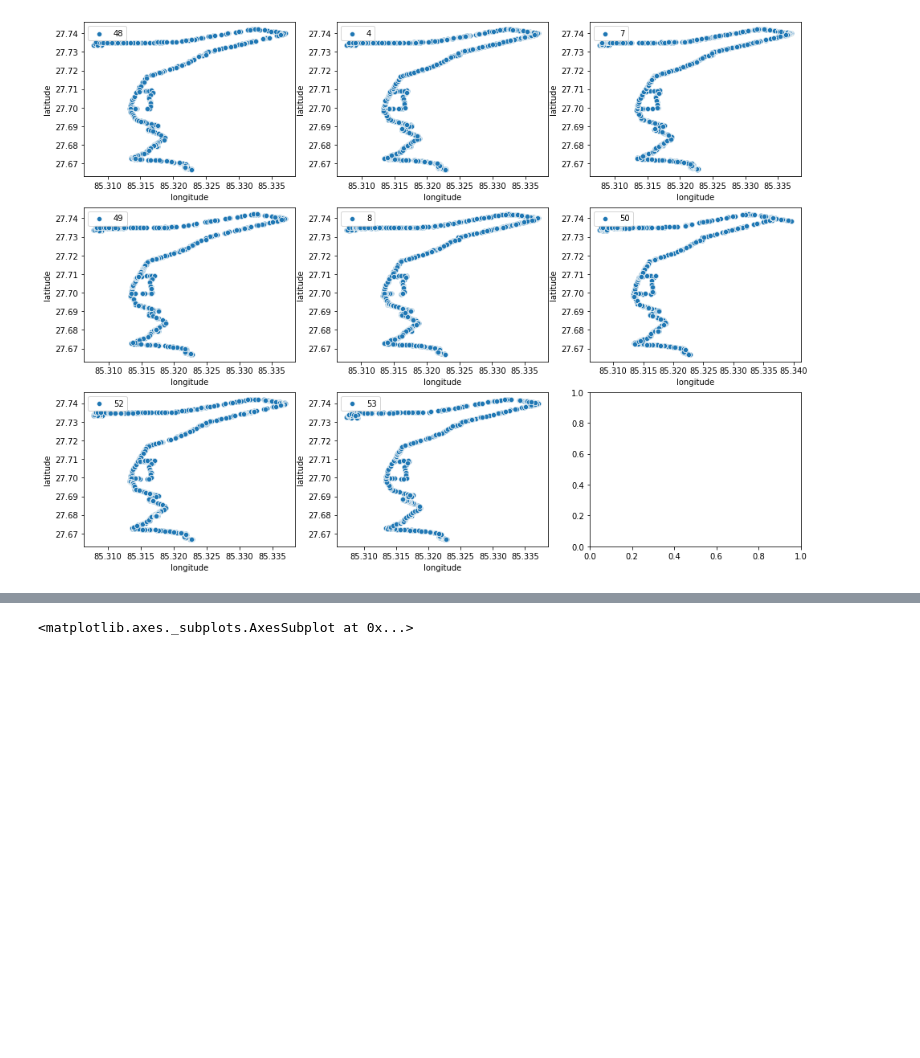
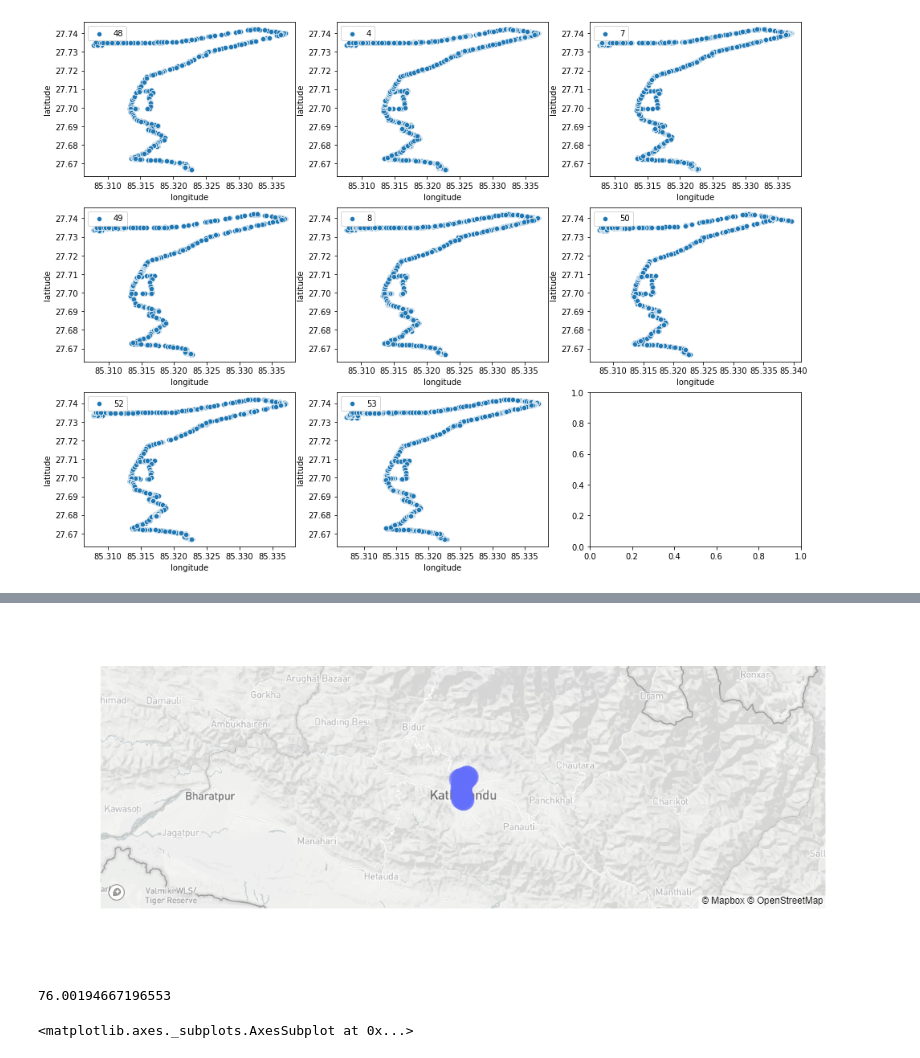
Before and after one commit to imsmritiii123/PBTanalysis, a Jupyter notebook: PBT.ipynb, the cells around one changed output, grey strips where cells are left out. Cells and saved outputs as stored; diff of their text form; code cells hidden in the pictures; blank space fills up the shorter version.

```diff
--- a/PBT.ipynb
+++ b/PBT.ipynb
@@ -253,7 +253,7 @@ def generate_tours(df, endpoint0, endpoint1):
     return dfs
 
 def generate_training_data(df_tmp):
-    df_tmp_bus_stops = df_tmp.iloc[1:-1]['distance']<50
+    df_tmp_bus_stops = df_tmp.iloc[1:-1]['distance']<100
     df_tmp_bus_stops = df_tmp_bus_stops.values
     df_tmp_bus_stops = np.concatenate(([True], df_tmp_bus_stops, [True]))
     df_tmp = df_tmp[df_tmp_bus_stops]
@@ -280,3 +280,17 @@ def generate_training_data(df_tmp):
     df['Time_Seconds'] = (df['End'] - df['Start']).dt.seconds
 
     return df
+
+def route_final(route, df):
+    if route=='lagankhel-nayabuspark' or route=='nayabuspark-lagankhel' or route=='Lagankhel-NayaBusPark' or route=='Lagankhel-Buspark':
+        stations_in_route = parse_kml('./Bus Routes/Lagankhel-NayaBusPark.kml', getStops=True, drop_duplicates=True, maxDistance=50)
+        df = nearest_stations(df, stations_in_route, drop_duplicates=False)
+        df.drop_duplicates(subset='last_update', inplace=True)
+        stations_in_route.reset_index(inplace=True)
+        stations_in_route = stations_in_route.append({'name': 'Lainchaur Bus Stop', 'latitude': 27.716467, 'longitude': 85.315898, 'distance':0 }, ignore_index=True)
+        stations_in_route = stations_in_route.append({'name': 'Panipokhari Bus Stop', 'latitude': 27.728172, 'longitude': 85.324627,'distance':0 }, ignore_index=True)
+        stations_in_route= stations_in_route.iloc[[0, 1, 4, 5, 6, 8, 9, 10, 12, -2, 13, -1, 15, 17,18,21,23,24,25]]
+        a = [bus + ' Bus Stop' for bus in buses.loc[87]['route_full'].split('-')]
+        a.insert(-3,'Chauki (Basundhara) Bus Stop')
+        stations_in_route['name'] = a
+        return stations_in_route
@@ -323,6 +311,7 @@ engine = create_engine(connection_string)
 results = engine.execute('SELECT * from buses')
 buses = pd.DataFrame(results.fetchall())
 buses.columns = results.keys()
+buses.set_index('bus_id', inplace=True)
 # %%
 BUS_ID = 95
 #bus = buses[buses['bus_id']==BUS_ID]
@@ -363,0 +339,5 @@ IndexError: index 9 is out of bounds for axis 0 with size 9
+# %%
+df = bus_day_df(95, 48)
+df.drop_duplicates(subset='last_update', inplace=True)
+stations_in_route = route_final(buses.loc[95]['route_short'], df)
+df = nearest_stations(df, stations_in_route, drop_duplicates=False)
@@ -364,3 +381,17 @@ IndexError: index 9 is out of bounds for axis 0 with size 9
+# %%
+stations_in_route['size']=5
+stations_in_route['color']='stops'
+df_tmp['size'] = 1
+df_tmp['color']='GPS'
+df_concat = pd.concat([df_tmp[['name', 'latitude', 'longitude', 'size', 'color']] , stations_in_route[['name', 'latitude', 'longitude', 'size', 'color']]])
+# %%
+px.scatter_mapbox(df_concat, lat='latitude', lon='longitude', hover_name='name', size='size')
+# %% [output]
+[figure, added]
+# %%
+distance(27.6876, 85.31678, 27.68803, 85.31618)
+# %% [output]
+76.00194667196553
 # %%
 #Sampling Time
 values = df['last_update'].diff().dt.seconds.dropna()
```
Also changed, not shown: parts of 8 cells of this notebook, 1 other file.
